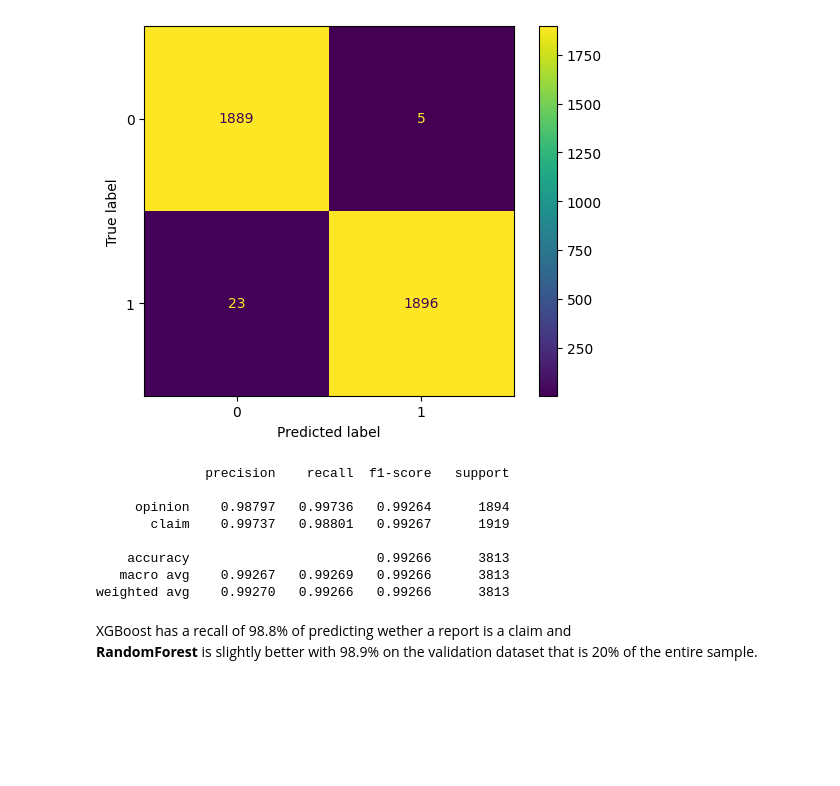
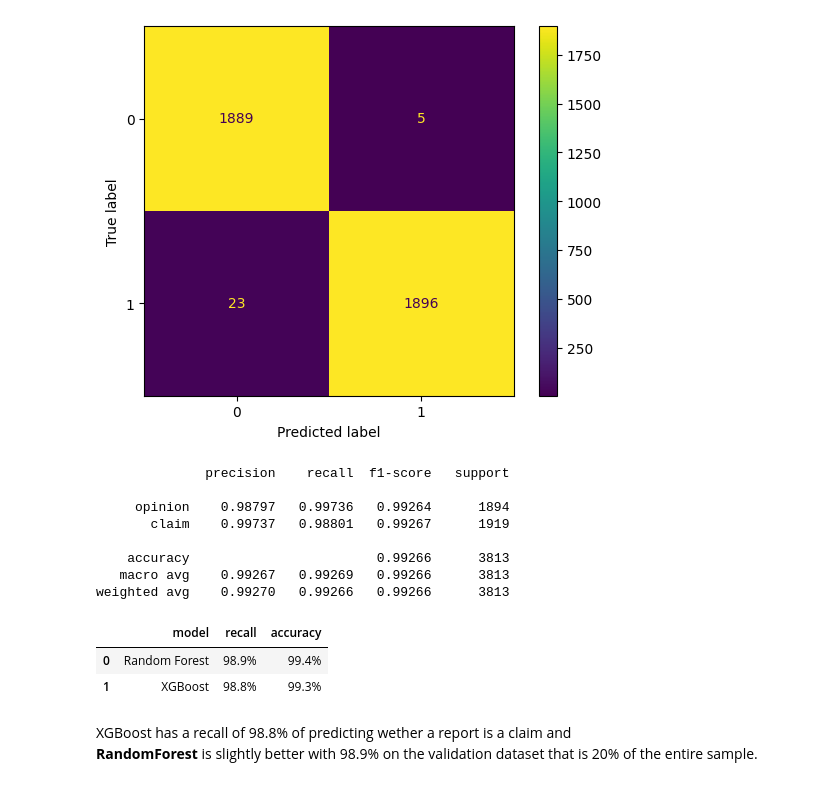
Before and after one commit to mertyaylacigit/TikTok-Claims-Classification, a Jupyter notebook: docs/ML model evaluation/Evaluation.ipynb, the cells around one changed output. Drawn from its saved outputs; the diff is of its cells as text; code cells hidden in the pictures; blank space fills up the shorter version.

```diff
--- a/docs/ML model evaluation/Evaluation.ipynb
+++ b/docs/ML model evaluation/Evaluation.ipynb
@@ -77,6 +77,17 @@ print(metrics.classification_report(y_val,ypredValXG,target_names=classes, digit
     accuracy                        0.99266      3813
    macro avg    0.99267   0.99269   0.99266      3813
 weighted avg    0.99270   0.99266   0.99266      3813
+# %%
+val_results = pd.DataFrame({"model":["Random Forest","XGBoost"],
+                      "recall":[metrics.recall_score(y, y_pred) for y, y_pred in [(y_val,ypredVal),(y_val,ypredValXG)]],
+                      "accuracy": [metrics.accuracy_score(y, y_pred) for y, y_pred in [(y_val,ypredVal),(y_val,ypredValXG)]]
+                      })
+val_results[["recall", "accuracy"]] = val_results[["recall", "accuracy"]].map(lambda x: f"{x*100:.1f}%")
+val_results
+# %% [output]
+|  | model | recall | accuracy |
+| 0 | Random Forest | 98.9% | 99.4% |
+| 1 | XGBoost | 98.8% | 99.3% |
 # %% [markdown]
 XGBoost has a recall of 98.8% of predicting wether a report is a claim and <br>
 **RandomForest** is slightly better with 98.9% on the validation dataset that is 20% of the entire sample.
```
Also changed, not shown: parts of 2 cells of this notebook, 4 other files.
